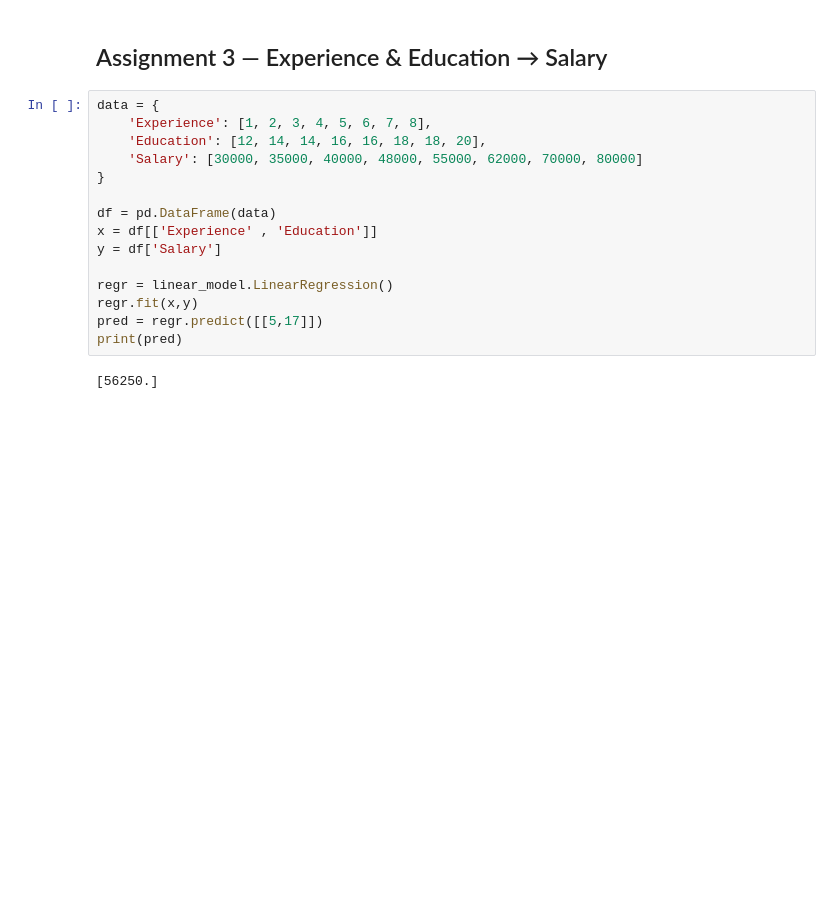
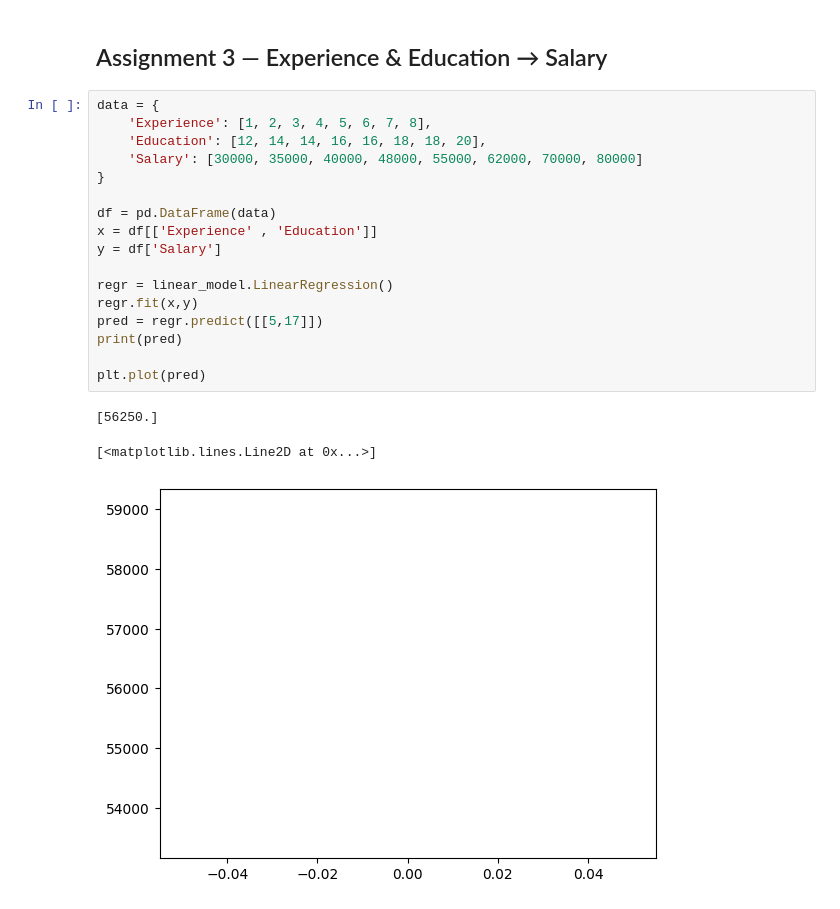
Before and after one commit to wahidali4321/python-for-machine-learning, a Jupyter notebook: Untitled-1.ipynb, the cells around one changed output. Drawn from its saved outputs; the diff is of its cells as text; blank space fills up the shorter version.

```diff
--- a/Untitled-1.ipynb
+++ b/Untitled-1.ipynb
@@ -1161,17 +1161,21 @@ print(pred)
 # %%
 data = {
     'Experience': [1, 2, 3, 4, 5, 6, 7, 8],
     'Education': [12, 14, 14, 16, 16, 18, 18, 20],
     'Salary': [30000, 35000, 40000, 48000, 55000, 62000, 70000, 80000]
 }
 
 df = pd.DataFrame(data)
 x = df[['Experience' , 'Education']]
 y = df['Salary']
 
 regr = linear_model.LinearRegression()
 regr.fit(x,y)
 pred = regr.predict([[5,17]])
 print(pred)
+
+plt.plot(pred)
 # %% [output]
 [56250.]
+[<matplotlib.lines.Line2D at 0x...>]
+[figure, added]
```
